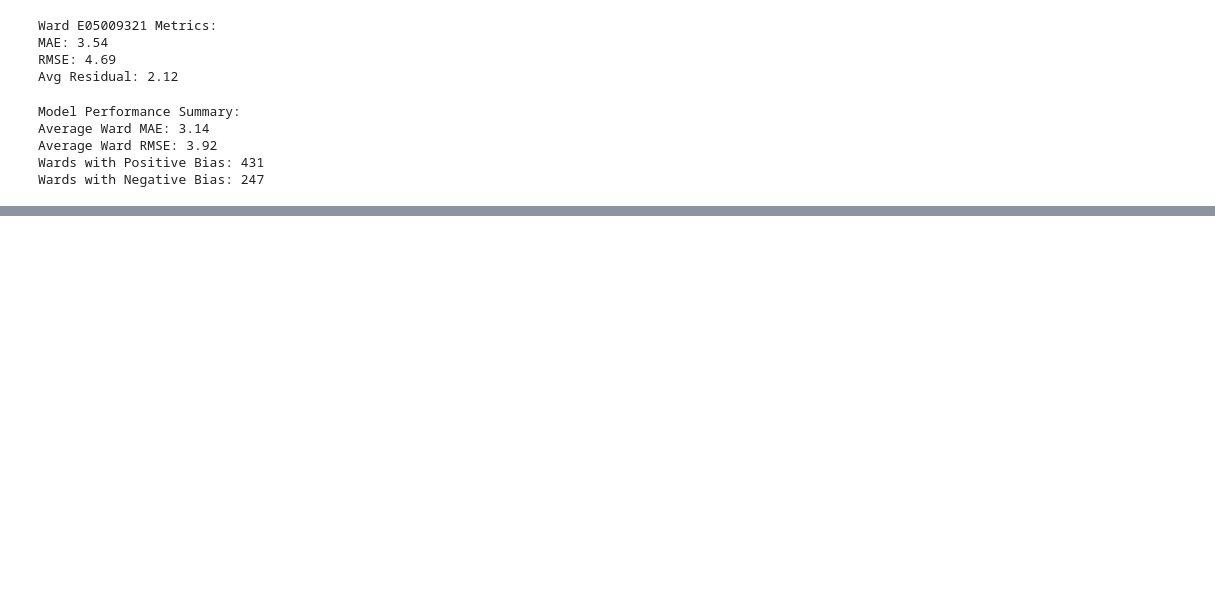
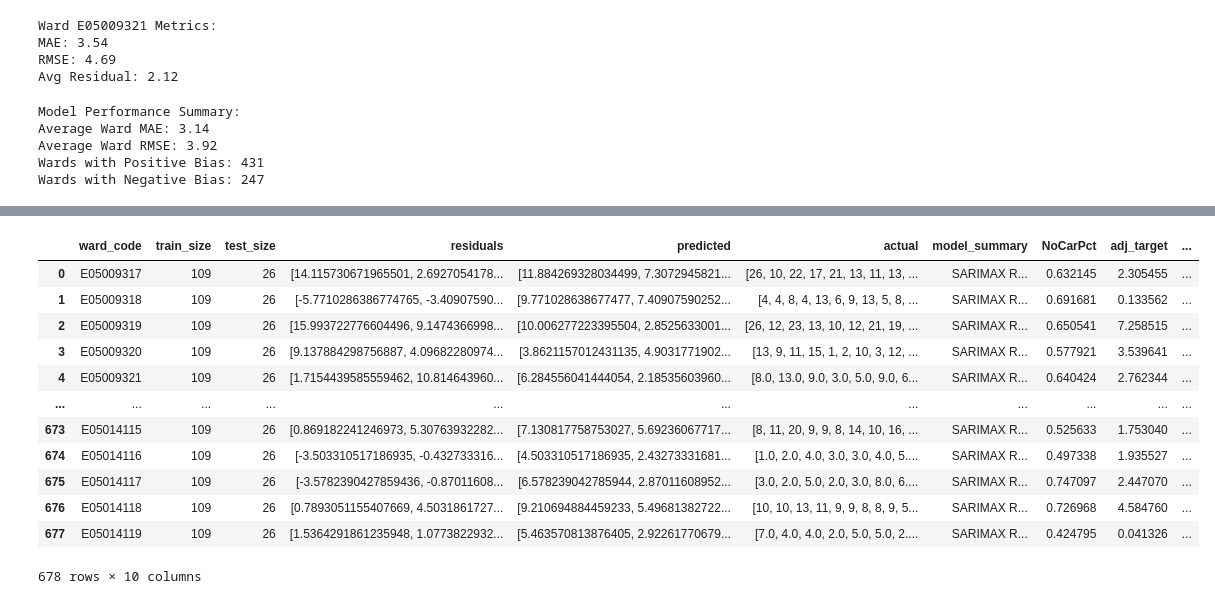
Before and after one commit to EvatsugDnalloR/MD_CBL-Group_2, a Jupyter notebook: spatial_allocation_wards.ipynb, the cells around one changed output, grey strips where cells are left out. Cells and saved outputs as stored; diff of their text form; code cells hidden in the pictures; blank space fills up the shorter version.

```diff
--- a/spatial_allocation_wards.ipynb
+++ b/spatial_allocation_wards.ipynb
@@ -264,3 +259,17 @@ Average Ward MAE: 3.14
 Average Ward RMSE: 3.92
 Wards with Positive Bias: 431
 Wards with Negative Bias: 247
+# %%
+# Load and process car ownership data
+cars_df = pd.read_excel('data/housing/cars_or_vans_wards.xlsx', sheet_name='2021')
+cars_df['NoCarPct'] = (cars_df['none'] / cars_df['All households'])
+socio_economic = cars_df[['ward code', 'NoCarPct']].rename(columns={'ward code': 'ward_code'})
+
+# Merge with SARIMA results
+results_df = pd.DataFrame(results)
+
+hybrid_data = pd.merge(results_df, socio_economic, on='ward_code', how='inner')
+
+print(f"Wards with both SARIMA and socio-economic data: {len(hybrid_data)}")
+
+hybrid_data
@@ -266,0 +291,49 @@ Wards with Negative Bias: 247
+# %%
+from sklearn.linear_model import LinearRegression
+
+
+def calculate_adjustment_target(ward_data):
+    """Calculate optimal adjustment target using residual patterns"""
+    # Calculate normalized residuals
+    avg_crimes = ward_data['actual'].mean()
+    residuals = ward_data['residuals']
+
+    # Option 1: Residual trend slope
+    # slope = LinearRegression().fit(np.arange(len(residuals)).reshape(-1,1), residuals).coef_[0]
+
+    # Option 2: Weighted average residual (recent residuals weighted more)
+    weights = np.linspace(0.5, 1.5, len(residuals))
+    weighted_avg = np.average(residuals, weights=weights)
+
+    # Option 3: Residual RMSE contribution
+    rmse_contribution = np.sqrt(np.mean(residuals**2))
+
+    # Combine metrics
+    return {
+        'ward_code': ward_data['ward_code'],
+        'adj_target': weighted_avg * 0.7 + rmse_contribution * 0.3,
+        'norm_adj_target': (weighted_avg * 0.7 + rmse_contribution * 0.3) / avg_crimes
+    }
+
+# Calculate targets for all wards
+targets = [calculate_adjustment_target(row) for _, row in hybrid_data.iterrows()]
+target_df = pd.DataFrame(targets)
+
+# Merge with main data
+hybrid_data = pd.merge(hybrid_data, target_df, on='ward_code').rename(columns={'adj_target_x': 'adj_target', 'norm_adj_target_x': 'norm_adj_target'})
+
+hybrid_data
+# %% [output]
+|  | ward_code | train_size | test_size | residuals | predicted | actual | model_summary | NoCarPct | adj_target | ... |
+| 0 | E05009317 | 109 | 26 | [14.115730671965501, 2.6927054178... | [11.884269328034499, 7.3072945821... | [26, 10, 22, 17, 21, 13, 11, 13, ... | SARIMAX R... | 0.632145 | 2.305455 | ... |
+| 1 | E05009318 | 109 | 26 | [-5.7710286386774765, -3.40907590... | [9.771028638677477, 7.40907590252... | [4, 4, 8, 4, 13, 6, 9, 13, 5, 8, ... | SARIMAX R... | 0.691681 | 0.133562 | ... |
+| 2 | E05009319 | 109 | 26 | [15.993722776604496, 9.1474366998... | [10.006277223395504, 2.8525633001... | [26, 12, 23, 13, 10, 12, 21, 19, ... | SARIMAX R... | 0.650541 | 7.258515 | ... |
+| 3 | E05009320 | 109 | 26 | [9.137884298756887, 4.09682280974... | [3.8621157012431135, 4.9031771902... | [13, 9, 11, 15, 1, 2, 10, 3, 12, ... | SARIMAX R... | 0.577921 | 3.539641 | ... |
+| 4 | E05009321 | 109 | 26 | [1.7154439585559462, 10.814643960... | [6.284556041444054, 2.18535603960... | [8.0, 13.0, 9.0, 3.0, 5.0, 9.0, 6... | SARIMAX R... | 0.640424 | 2.762344 | ... |
+| ... | ... | ... | ... | ... | ... | ... | ... | ... | ... | ... |
+| 673 | E05014115 | 109 | 26 | [0.869182241246973, 5.30763932282... | [7.130817758753027, 5.69236067717... | [8, 11, 20, 9, 9, 8, 14, 10, 16, ... | SARIMAX R... | 0.525633 | 1.753040 | ... |
+| 674 | E05014116 | 109 | 26 | [-3.503310517186935, -0.432733316... | [4.503310517186935, 2.43273331681... | [1.0, 2.0, 4.0, 3.0, 3.0, 4.0, 5.... | SARIMAX R... | 0.497338 | 1.935527 | ... |
+| 675 | E05014117 | 109 | 26 | [-3.5782390427859436, -0.87011608... | [6.578239042785944, 2.87011608952... | [3.0, 2.0, 5.0, 2.0, 3.0, 8.0, 6.... | SARIMAX R... | 0.747097 | 2.447070 | ... |
+| 676 | E05014118 | 109 | 26 | [0.7893051155407669, 4.5031861727... | [9.210694884459233, 5.49681382722... | [10, 10, 13, 11, 9, 9, 8, 8, 9, 5... | SARIMAX R... | 0.726968 | 4.584760 | ... |
+| 677 | E05014119 | 109 | 26 | [1.5364291861235948, 1.0773822932... | [5.463570813876405, 2.92261770679... | [7.0, 4.0, 4.0, 2.0, 5.0, 5.0, 2.... | SARIMAX R... | 0.424795 | 0.041326 | ... |
+678 rows × 10 columns
```
Also changed, not shown: parts of 8 cells of this notebook, 2 other files.
